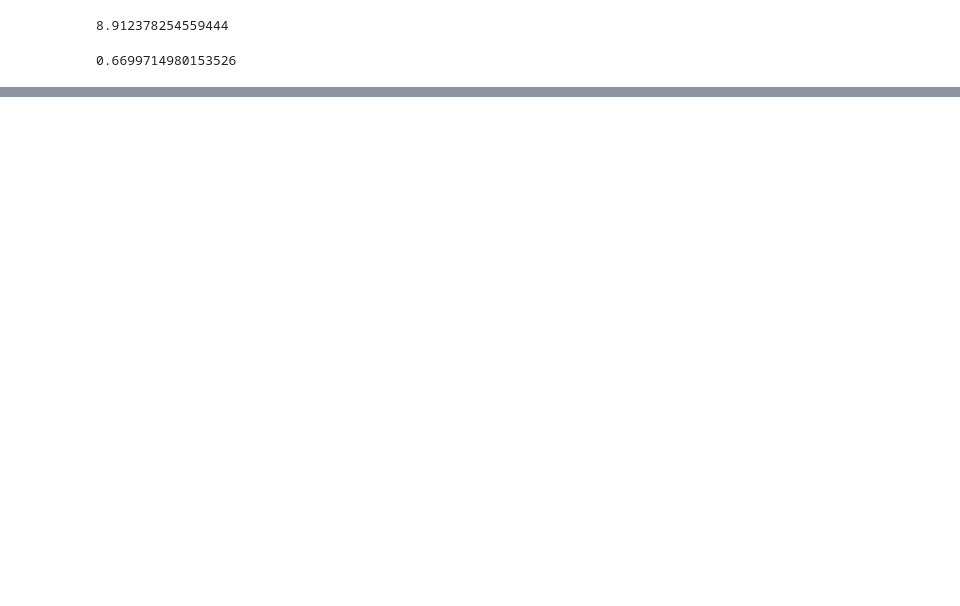
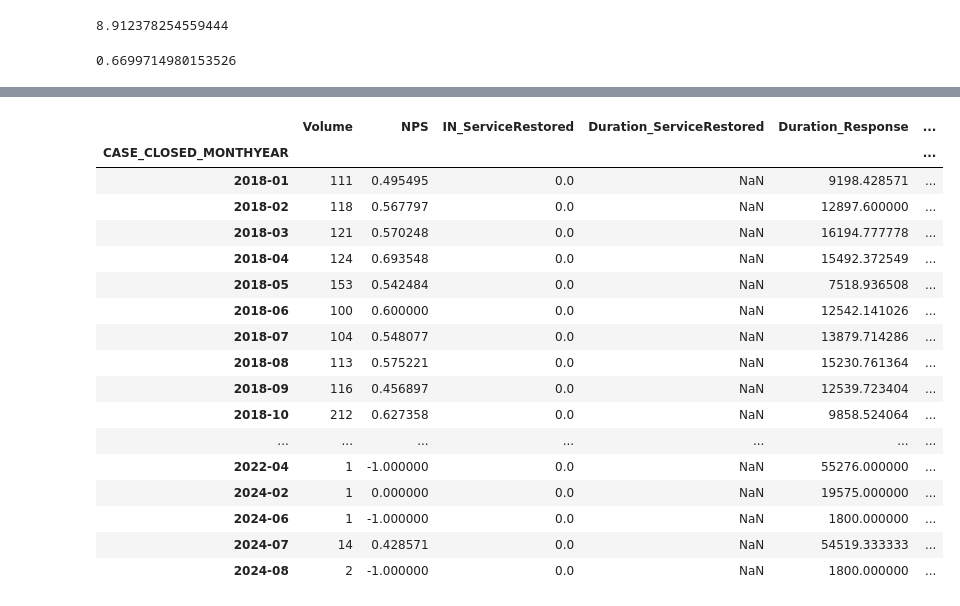
Before and after one commit to ruineux/Capstones-and-Projects, a Jupyter notebook: Insights and Analytics/Operations Cases/Notebook/NPS Analysis.ipynb, the cells around one changed output, grey strips where cells are left out. Drawn from its saved outputs; the diff is of its cells as text; code cells hidden in the pictures; blank space fills up the shorter version.

```diff
--- a/Insights and Analytics/Operations Cases/Notebook/NPS Analysis.ipynb
+++ b/Insights and Analytics/Operations Cases/Notebook/NPS Analysis.ipynb
@@ -145,0 +219,40 @@ DF.groupby(["CASE_CLOSED_MONTHYEAR"])["FEEDBACK_RATING"].agg(["count","mean"]).r
+# %%
+DF_MOD = DF[DF["ISIN_SERVICERESTORED"] == 0].reset_index(drop=True)
+
+a = \
+DF_MOD.groupby(["CASE_CLOSED_MONTHYEAR"])["NPS"].agg(["count","mean"]).reset_index().sort_values(by="CASE_CLOSED_MONTHYEAR").rename(columns={"count":"Volume",
+                                                                                                                                             "mean": "NPS"
+                                                                                                                                            }).set_index("CASE_CLOSED_MONTHYEAR")
+b = \
+DF_MOD.groupby(["CASE_CLOSED_MONTHYEAR"])["ISIN_SERVICERESTORED"].agg(["mean"]).reset_index().sort_values(by="CASE_CLOSED_MONTHYEAR").rename(columns={"mean": "IN_ServiceRestored"}).set_index("CASE_CLOSED_MONTHYEAR")["IN_ServiceRestored"]
+
+c = \
+DF_MOD.groupby(["CASE_CLOSED_MONTHYEAR"])["DURATION(SECONDS)_TOSERVICERESTORE"].agg(["mean"]).reset_index().sort_values(by="CASE_CLOSED_MONTHYEAR").rename(columns={"mean": "Duration_ServiceRestored"}).set_index("CASE_CLOSED_MONTHYEAR")["Duration_ServiceRestored"]
+
+d = \
+DF_MOD.groupby(["CASE_CLOSED_MONTHYEAR"])["DURATION(SECONDS)_TORESPOND"].agg(["mean"]).reset_index().sort_values(by="CASE_CLOSED_MONTHYEAR").rename(columns={"mean": "Duration_Response"}).set_index("CASE_CLOSED_MONTHYEAR")["Duration_Response"]
+
+e = \
+DF_MOD.groupby(["CASE_CLOSED_MONTHYEAR"])["DURATION(SECONDS)_TOCLOSE"].agg(["mean"]).reset_index().sort_values(by="CASE_CLOSED_MONTHYEAR").rename(columns={"mean": "Duration_Close"}).set_index("CASE_CLOSED_MONTHYEAR")["Duration_Close"]
+
+
+pd.concat([a,b,c,d,e], axis=1)
+# %% [output]
+|  | Volume | NPS | IN_ServiceRestored | Duration_ServiceRestored | Duration_Response | ... |
+| CASE_CLOSED_MONTHYEAR |  |  |  |  |  | ... |
+| 2018-01 | 111 | 0.495495 | 0.0 | NaN | 9198.428571 | ... |
+| 2018-02 | 118 | 0.567797 | 0.0 | NaN | 12897.600000 | ... |
+| 2018-03 | 121 | 0.570248 | 0.0 | NaN | 16194.777778 | ... |
+| 2018-04 | 124 | 0.693548 | 0.0 | NaN | 15492.372549 | ... |
+| 2018-05 | 153 | 0.542484 | 0.0 | NaN | 7518.936508 | ... |
+| 2018-06 | 100 | 0.600000 | 0.0 | NaN | 12542.141026 | ... |
+| 2018-07 | 104 | 0.548077 | 0.0 | NaN | 13879.714286 | ... |
+| 2018-08 | 113 | 0.575221 | 0.0 | NaN | 15230.761364 | ... |
+| 2018-09 | 116 | 0.456897 | 0.0 | NaN | 12539.723404 | ... |
+| 2018-10 | 212 | 0.627358 | 0.0 | NaN | 9858.524064 | ... |
+| ... | ... | ... | ... | ... | ... | ... |
+| 2022-04 | 1 | -1.000000 | 0.0 | NaN | 55276.000000 | ... |
+| 2024-02 | 1 | 0.000000 | 0.0 | NaN | 19575.000000 | ... |
+| 2024-06 | 1 | -1.000000 | 0.0 | NaN | 1800.000000 | ... |
+| 2024-07 | 14 | 0.428571 | 0.0 | NaN | 54519.333333 | ... |
+| 2024-08 | 2 | -1.000000 | 0.0 | NaN | 1800.000000 | ... |
```
Also changed, not shown: parts of 32 cells of this notebook.
